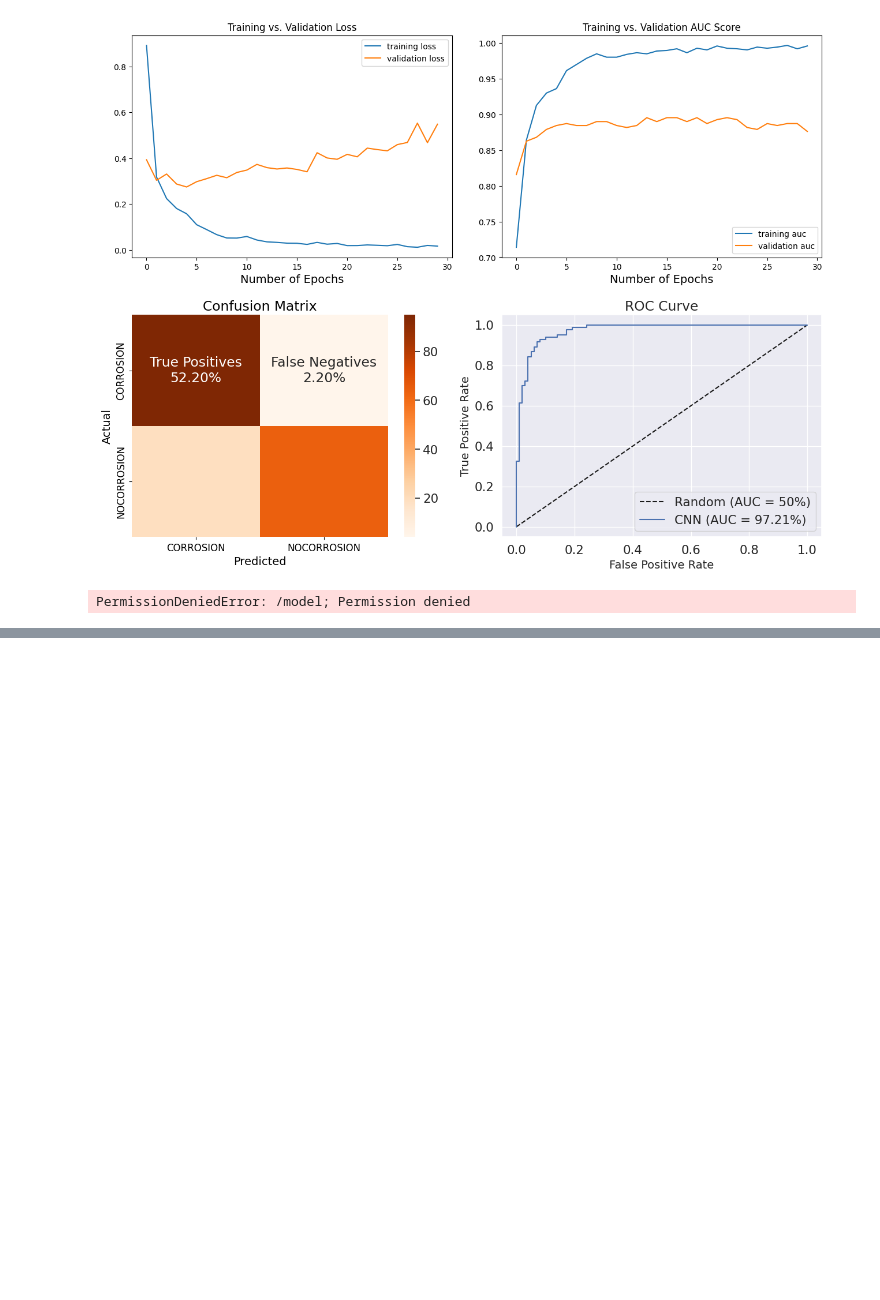
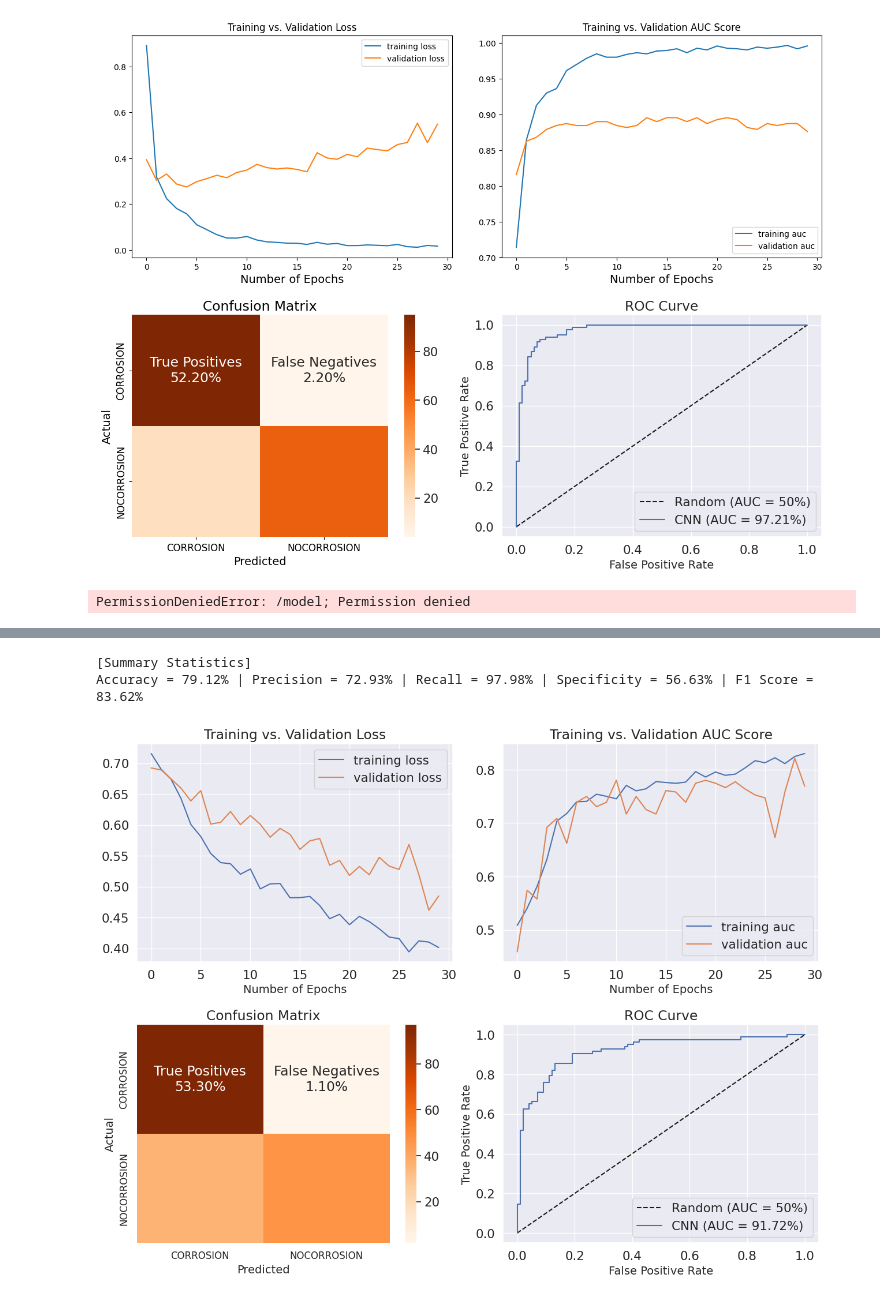
Before and after one commit to mizanulridhoaohana/TUBES-JST, a Jupyter notebook: CNN.ipynb, the cells around one changed output, grey strips where cells are left out. Drawn from its saved outputs; the diff is of its cells as text; code cells hidden in the pictures; blank space fills up the shorter version.

Commit message:
update cnn model

```diff
--- a/CNN.ipynb
+++ b/CNN.ipynb
@@ -722,0 +780,9 @@ PermissionDeniedError: /model; Permission denied
+# %%
+# Train the model
+
+cnn_model = model.fit_generator(train_generator,
+                              epochs = 50,
+                              steps_per_epoch = len(train_generator),
+                              validation_data = val_generator,
+                              validation_steps = len(val_generator),
+                              verbose = 1)
@@ -722,0 +807,7 @@ PermissionDeniedError: /model; Permission denied
+# %%
+create_charts(model,cnn_model)
+# model.save('/model/cnn2.h5')
+# %% [output]
+[Summary Statistics]
+Accuracy = 79.12% | Precision = 72.93% | Recall = 97.98% | Specificity = 56.63% | F1 Score = 83.62%
+[figure, added]
```
Also changed, not shown: parts of 12 cells of this notebook, 1 other file.
